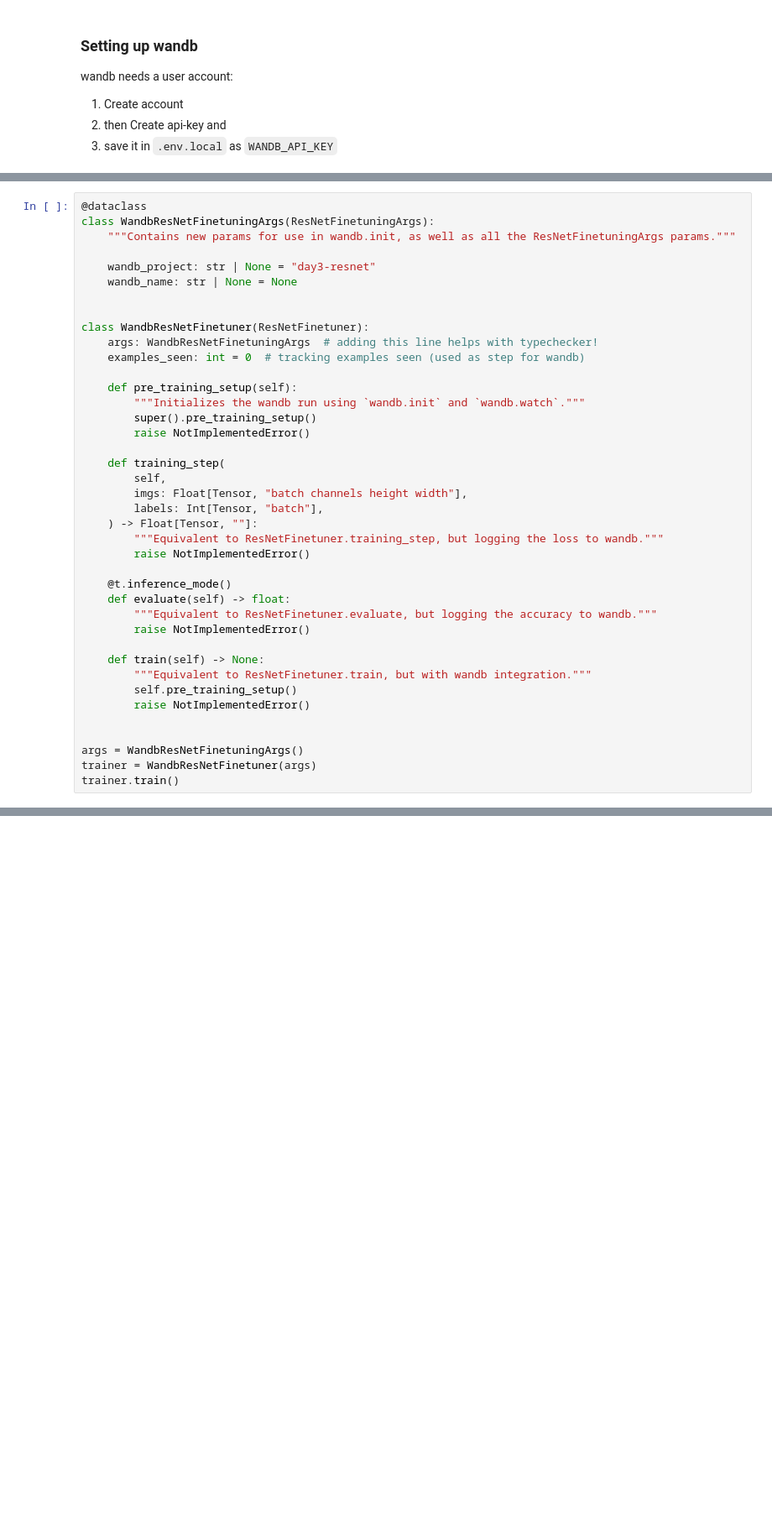
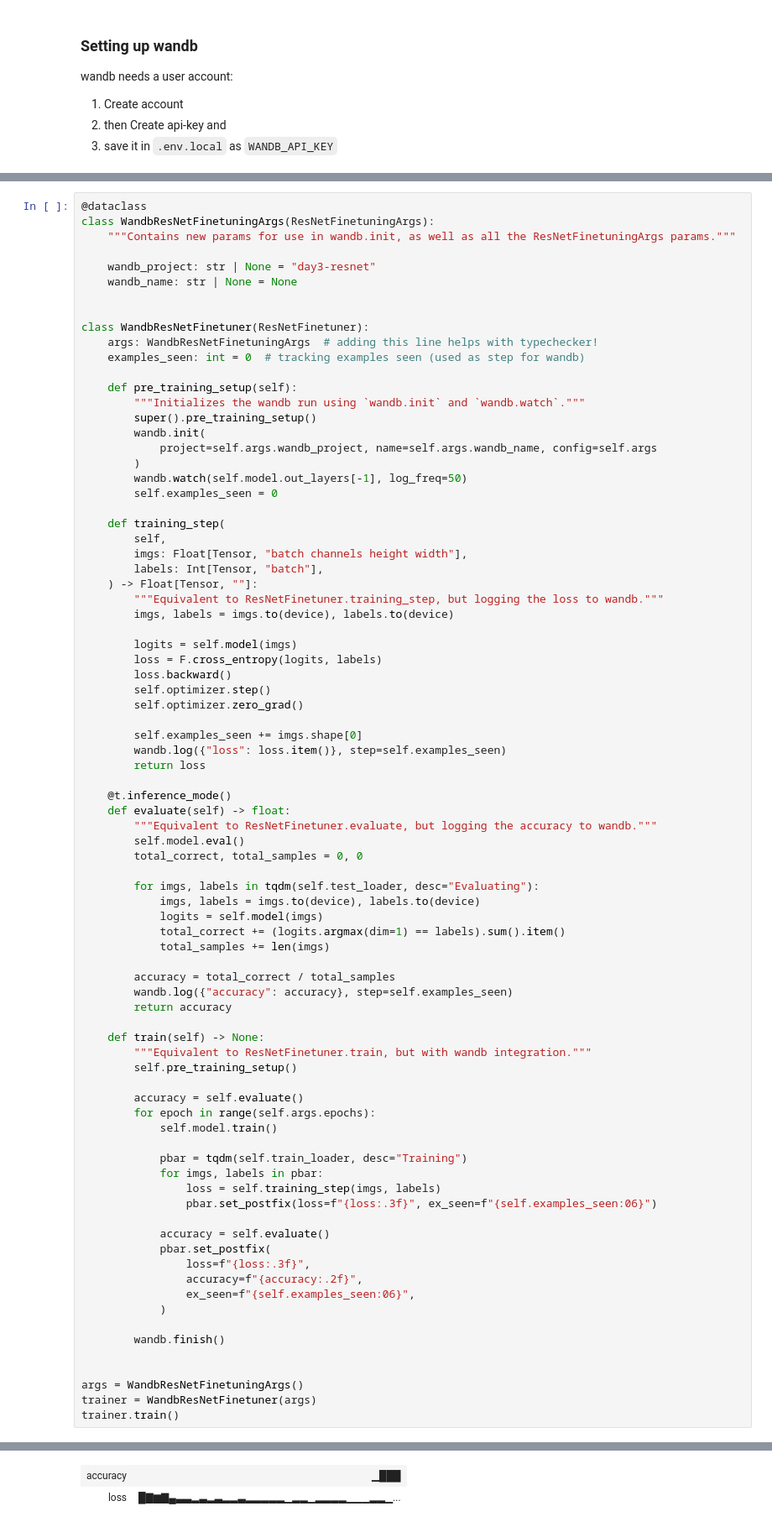
Before and after one commit to julxi/ARENA_3.0, a Jupyter notebook: notebooks/chapter0_fundamentals/0.3_Optimization_exercises.ipynb, the cells around one changed output, grey strips where cells are left out. Shown at 84% size. Drawn from its saved outputs; the diff is of its cells as text; blank space fills up the shorter version.

```diff
--- a/notebooks/chapter0_fundamentals/0.3_Optimization_exercises.ipynb
+++ b/notebooks/chapter0_fundamentals/0.3_Optimization_exercises.ipynb
@@ -1655,7 +1663,11 @@ class WandbResNetFinetuner(ResNetFinetuner):
     def pre_training_setup(self):
         """Initializes the wandb run using `wandb.init` and `wandb.watch`."""
         super().pre_training_setup()
-        raise NotImplementedError()
+        wandb.init(
+            project=self.args.wandb_project, name=self.args.wandb_name, config=self.args
+        )
+        wandb.watch(self.model.out_layers[-1], log_freq=50)
+        self.examples_seen = 0
 
     def training_step(
         self,
@@ -1663,19 +1675,58 @@ class WandbResNetFinetuner(ResNetFinetuner):
         labels: Int[Tensor, "batch"],
     ) -> Float[Tensor, ""]:
         """Equivalent to ResNetFinetuner.training_step, but logging the loss to wandb."""
-        raise NotImplementedError()
+        imgs, labels = imgs.to(device), labels.to(device)
+
+        logits = self.model(imgs)
+        loss = F.cross_entropy(logits, labels)
+        loss.backward()
+        self.optimizer.step()
+        self.optimizer.zero_grad()
+
+        self.examples_seen += imgs.shape[0]
+        wandb.log({"loss": loss.item()}, step=self.examples_seen)
+        return loss
 
     @t.inference_mode()
     def evaluate(self) -> float:
         """Equivalent to ResNetFinetuner.evaluate, but logging the accuracy to wandb."""
-        raise NotImplementedError()
+        self.model.eval()
+        total_correct, total_samples = 0, 0
+
+        for imgs, labels in tqdm(self.test_loader, desc="Evaluating"):
+            imgs, labels = imgs.to(device), labels.to(device)
+            logits = self.model(imgs)
+            total_correct += (logits.argmax(dim=1) == labels).sum().item()
+            total_samples += len(imgs)
+
+        accuracy = total_correct / total_samples
+        wandb.log({"accuracy": accuracy}, step=self.examples_seen)
+        return accuracy
 
     def train(self) -> None:
         """Equivalent to ResNetFinetuner.train, but with wandb integration."""
         self.pre_training_setup()
-        raise NotImplementedError()
+
+        accuracy = self.evaluate()
+        for epoch in range(self.args.epochs):
+            self.model.train()
+
+            pbar = tqdm(self.train_loader, desc="Training")
+            for imgs, labels in pbar:
+                loss = self.training_step(imgs, labels)
+                pbar.set_postfix(loss=f"{loss:.3f}", ex_seen=f"{self.examples_seen:06}")
+
+            accuracy = self.evaluate()
+            pbar.set_postfix(
+                loss=f"{loss:.3f}",
+                accuracy=f"{accuracy:.2f}",
+                ex_seen=f"{self.examples_seen:06}",
+            )
+
+        wandb.finish()
 
 
 args = WandbResNetFinetuningArgs()
 trainer = WandbResNetFinetuner(args)
 trainer.train()
+# %% [output]
@@ -1681,0 +1742,2 @@ trainer.train()
+| accuracy | ▁███ |
+| loss | █▇▆▇▄▃▃▂▃▂▃▂▂▃▂▂▂▂▂▁▂▂▁▂▂▂▂▁▁▁▂▂▁... |
```
Also changed, not shown: parts of 8 cells of this notebook, 2 other files.
